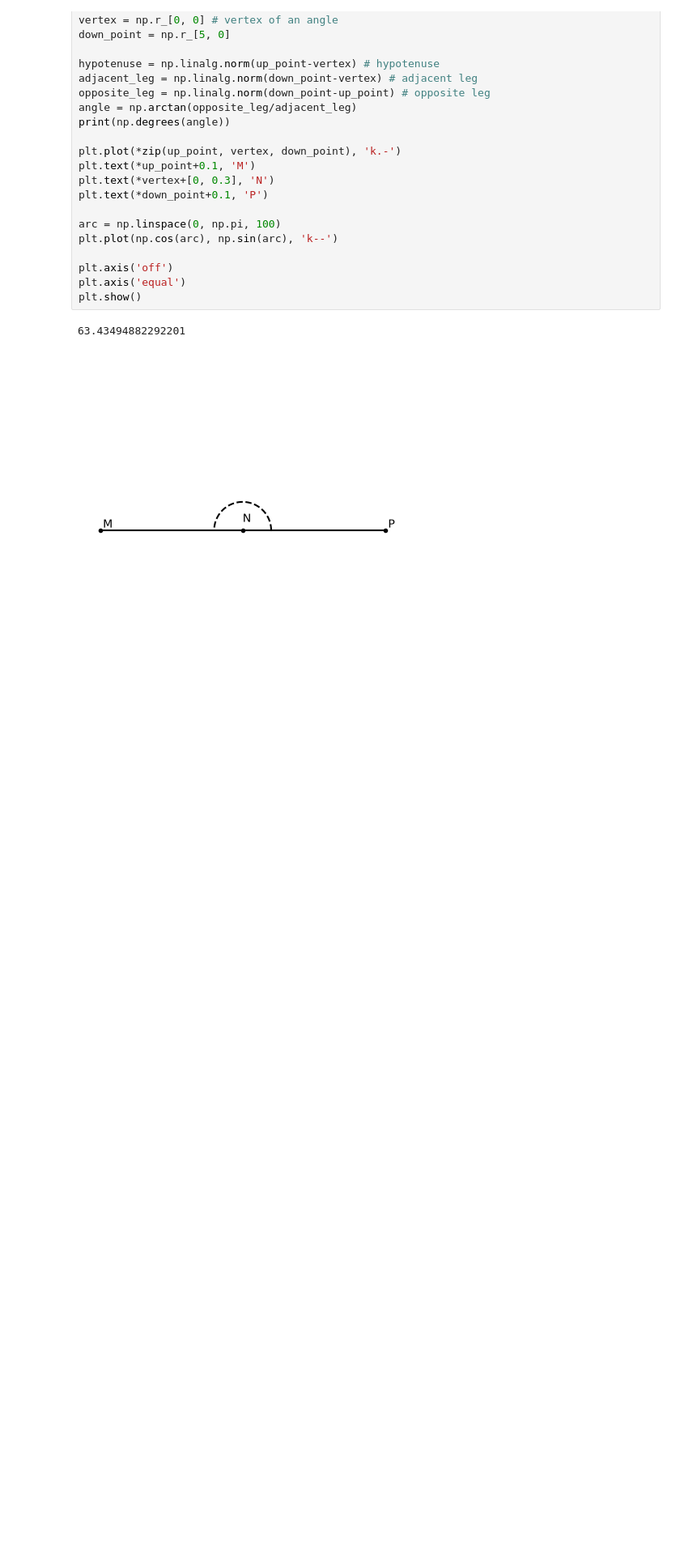
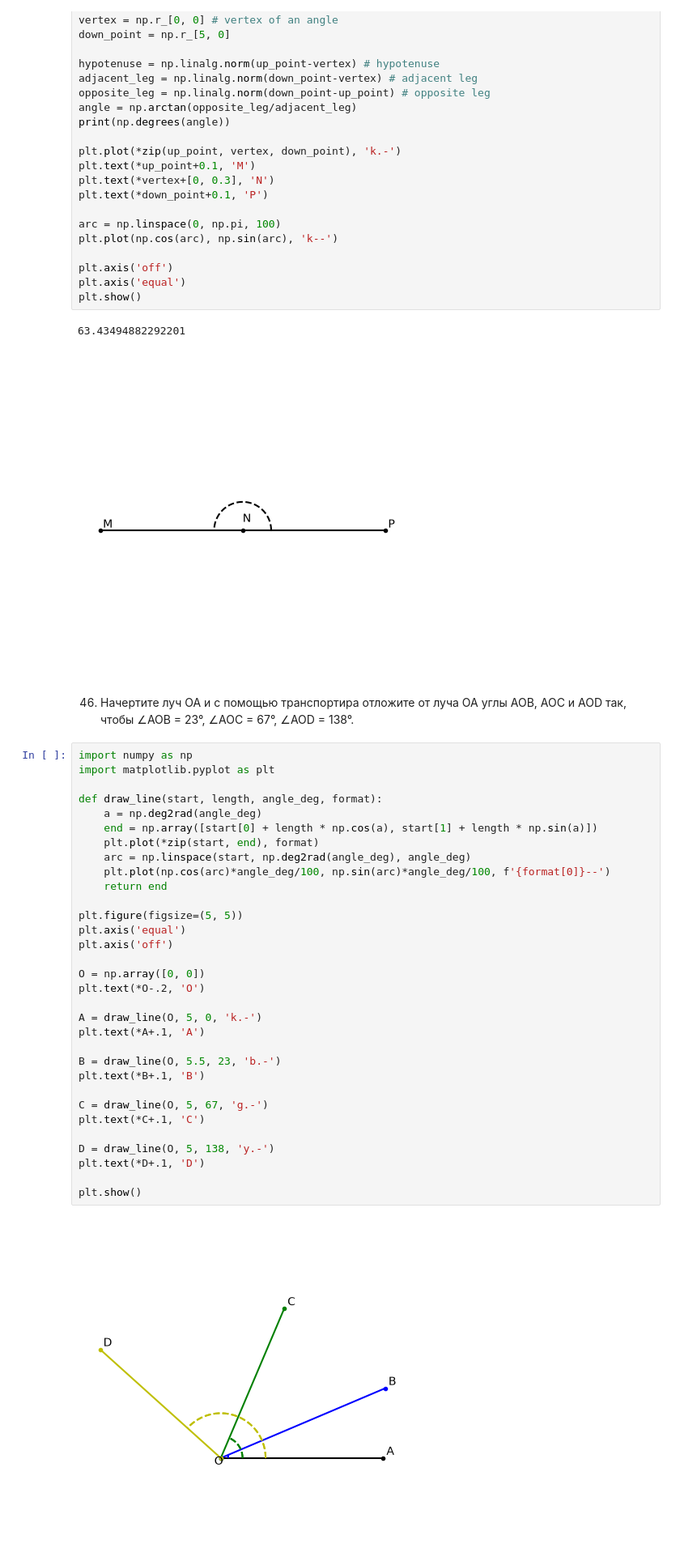
Before and after one commit to romashina/geometry, a Jupyter notebook: 07.01.ipynb, the cells around one changed output. Shown at 81% size. Cells and saved outputs as stored; diff of their text form; blank space fills up the shorter version.

```diff
--- a/07.01.ipynb
+++ b/07.01.ipynb
@@ -644,3 +644,39 @@ plt.show()
 # %% [output]
 63.43494882292201
 [figure]
+# %% [markdown]
+46. Начертите луч ОА и с помощью транспортира отложите от луча ОА углы AOB, АОС и AOD так, чтобы ∠AOB = 23°, ∠AOC = 67°, ∠AOD = 138°.
+# %%
+import numpy as np
+import matplotlib.pyplot as plt
+
+def draw_line(start, length, angle_deg, format):
+    a = np.deg2rad(angle_deg)
+    end = np.array([start[0] + length * np.cos(a), start[1] + length * np.sin(a)])
+    plt.plot(*zip(start, end), format)
+    arc = np.linspace(start, np.deg2rad(angle_deg), angle_deg)
+    plt.plot(np.cos(arc)*angle_deg/100, np.sin(arc)*angle_deg/100, f'{format[0]}--')
+    return end
+
+plt.figure(figsize=(5, 5))
+plt.axis('equal')
+plt.axis('off')
+
+O = np.array([0, 0])
+plt.text(*O-.2, 'O')
+
+A = draw_line(O, 5, 0, 'k.-')
+plt.text(*A+.1, 'A')
+
+B = draw_line(O, 5.5, 23, 'b.-')
+plt.text(*B+.1, 'B')
+
+C = draw_line(O, 5, 67, 'g.-')
+plt.text(*C+.1, 'C')
+
+D = draw_line(O, 5, 138, 'y.-')
+plt.text(*D+.1, 'D')
+
+plt.show()
+# %% [output]
+[figure, added]
```
Also changed, not shown: parts of 8 cells of this notebook, 1 other file.
